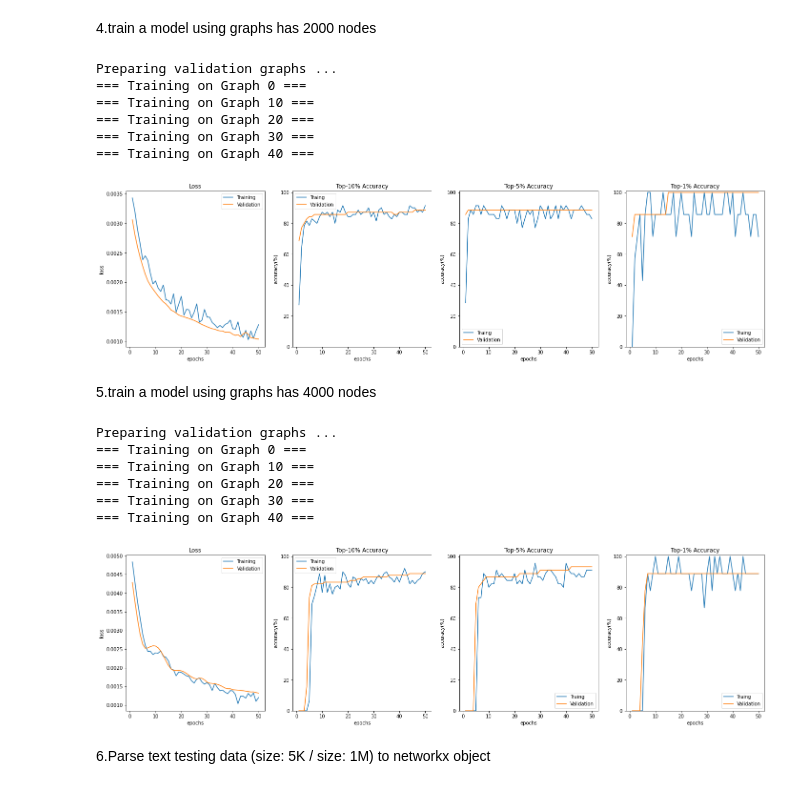
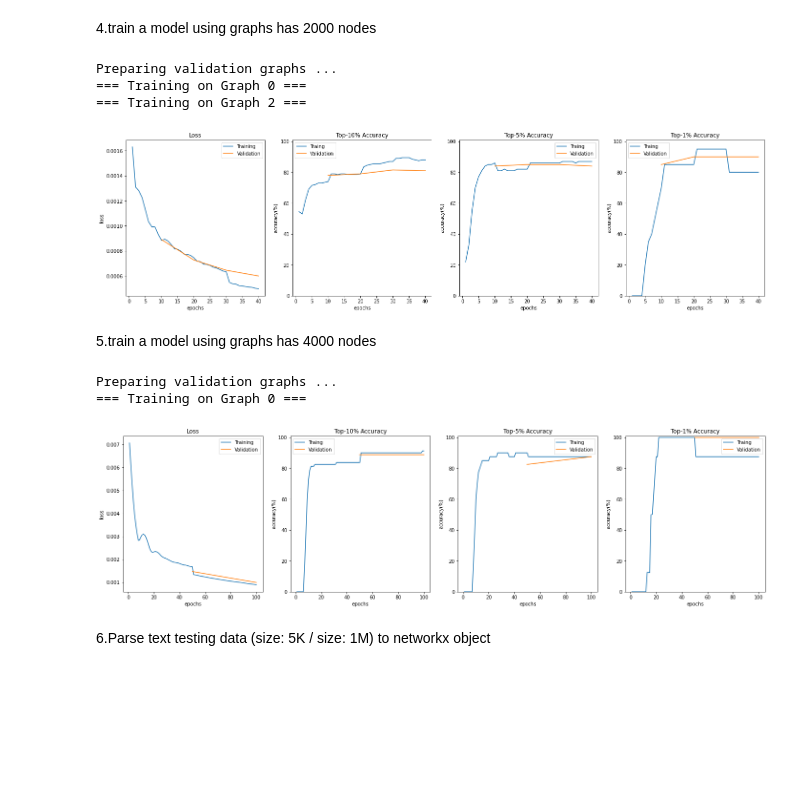
Before and after one commit to CrashedBboy/NCKU_MLG, a Jupyter notebook: homework1/MLG_Homework1.ipynb, the cells around one changed output. Saved outputs shown, nothing was run; the diff lists cells and outputs as text; code cells hidden in the pictures; blank space fills up the shorter version.

```diff
--- a/homework1/MLG_Homework1.ipynb
+++ b/homework1/MLG_Homework1.ipynb
@@ -369,7 +369,7 @@ def train_model(training_graphs=TRAINING_GRAPHS, graph_nodes=GRAPH_NODES, learni
 
     for i in range(training_graphs):
 
-        if (i%10 == 0):
+        if (i%2 == 0):
             print("=== Training on Graph {} ===".format(i))
 
         # generate graph G
@@ -452,7 +452,7 @@ def train_model(training_graphs=TRAINING_GRAPHS, graph_nodes=GRAPH_NODES, learni
     fig, axs = plt.subplots(1, 4, figsize=(24, 6))
 
     axs[0].plot(np.arange(1, training_graphs*epochs+1, 1), history['training']['loss'].detach().numpy(), label='Training')
-    axs[0].plot(np.arange(epochs, training_graphs*epochs+1, EPOCHS), history['validation']['loss'].detach().numpy(), label='Validation')
+    axs[0].plot(np.arange(epochs, training_graphs*epochs+1, epochs), history['validation']['loss'].detach().numpy(), label='Validation')
     axs[0].legend()
     axs[0].set(xlabel='epochs', ylabel='loss')
     axs[0].set_title("Loss")
@@ -535,33 +553,26 @@ Preparing validation graphs ...
 # %% [markdown]
 4.train a model using graphs has 2000 nodes
 # %%
-history_2000 = train_model(training_graphs=50, graph_nodes=2000, learning_rate=LEARNING_RATE,
-                epochs=1, validation_number=1,
+history_2000 = train_model(training_graphs=4, graph_nodes=2000, learning_rate=LEARNING_RATE,
+                epochs=10, validation_number=1,
                 input_dimension=INPUT_DIMENSION, embedding_dimension=EMBEDDING_DIMENSION,
                 save_path='./drbc_2000.pkl')
 # %% [output]
 Preparing validation graphs ...
 === Training on Graph 0 ===
-=== Training on Graph 10 ===
-=== Training on Graph 20 ===
-=== Training on Graph 30 ===
-=== Training on Graph 40 ===
+=== Training on Graph 2 ===
-[figure, old version]
+[figure, new version]
 # %% [markdown]
 5.train a model using graphs has 4000 nodes
 # %%
-history_4000 = train_model(training_graphs=50, graph_nodes=4000, learning_rate=LEARNING_RATE,
-                epochs=1, validation_number=1,
+history_4000 = train_model(training_graphs=2, graph_nodes=4000, learning_rate=LEARNING_RATE,
+                epochs=50, validation_number=1,
                 input_dimension=INPUT_DIMENSION, embedding_dimension=EMBEDDING_DIMENSION,
                 save_path='./drbc_4000.pkl')
 # %% [output]
 Preparing validation graphs ...
 === Training on Graph 0 ===
-=== Training on Graph 10 ===
-=== Training on Graph 20 ===
-=== Training on Graph 30 ===
-=== Training on Graph 40 ===
-[figure, old version]
+[figure, new version]
 # %% [markdown]
 6.Parse text testing data (size: 5K / size: 1M) to networkx object
 # %%
```
Also changed, not shown: parts of 7 cells of this notebook, 5 other files.
